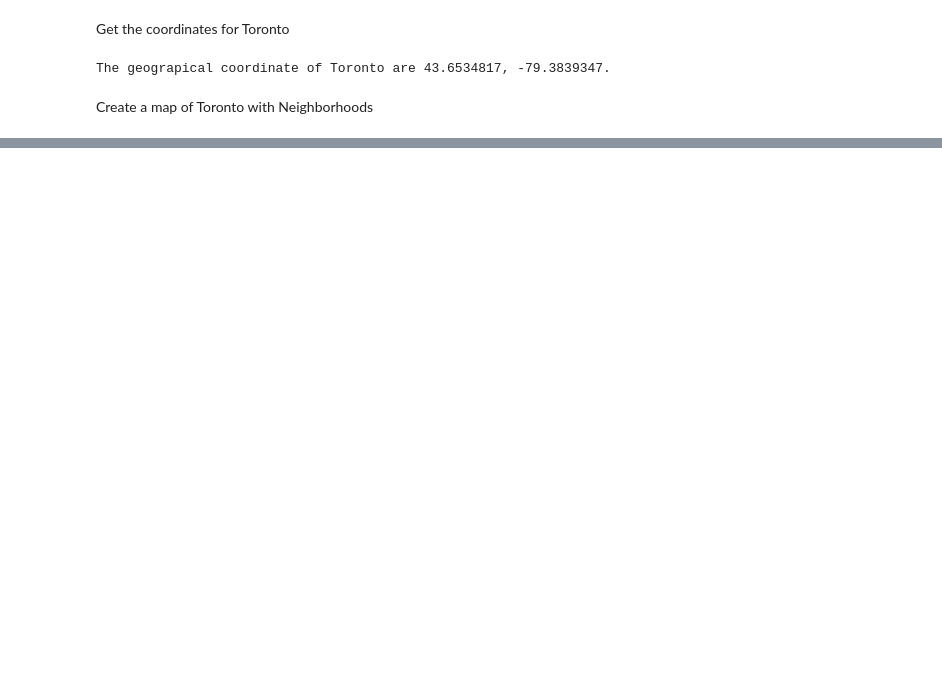
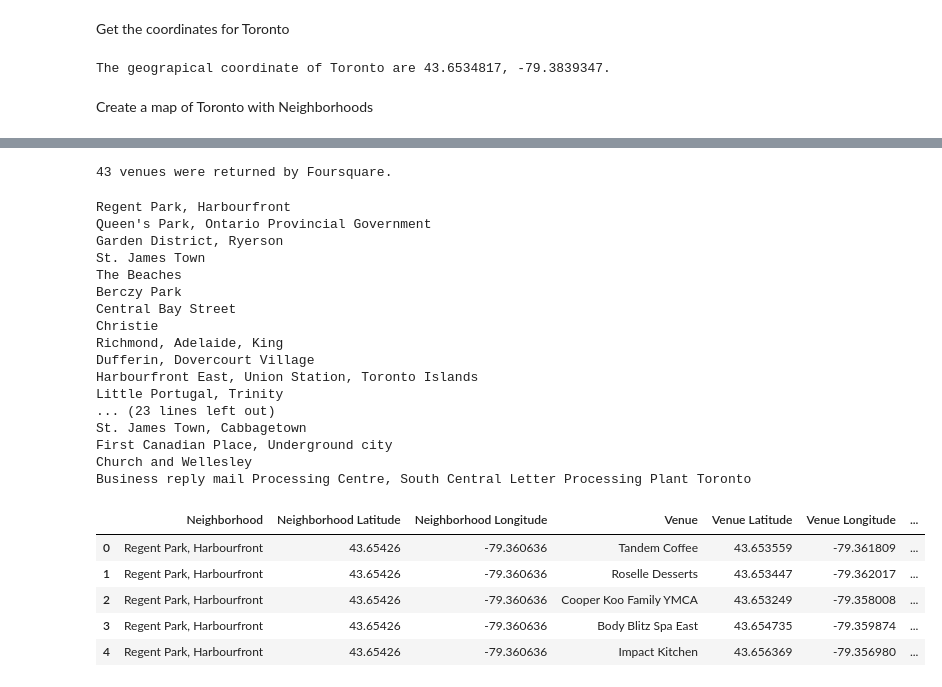
Before and after one commit to Rafal-Py/Coursera_Capstone, a Jupyter notebook: IBM Data Science Capstone.ipynb, the cells around one changed output, grey strips where cells are left out. Drawn from its saved outputs; the diff is of its cells as text; code cells hidden in the pictures; blank space fills up the shorter version.

```diff
--- a/IBM Data Science Capstone.ipynb
+++ b/IBM Data Science Capstone.ipynb
@@ -119,7 +123,7 @@ Create a map of Toronto with Neighborhoods
 map_toronto = folium.Map(location=[latitude, longitude], zoom_start=12)
 
 # add markers to map
-for lat, lng, borough, neighborhood in zip(toronto_df['Latitude'], toronto_df['Longitude'], toronto_df['Borough'], toronto_df['Neighborhood']):
+for lat, lng, borough, neighborhood in zip(toronto_df['Latitude'], toronto_df['Longitude'], toronto_df['Borough'], toronto_df['Neighbourhood']):
     label = '{}, {}'.format(neighborhood, borough)
     label = folium.Popup(label, parse_html=True)
     folium.CircleMarker(
@@ -137,0 +173,9 @@ map_toronto
+# %%
+results = requests.get(url).json()
+
+# dump the results into a indeted json file for easier reading of results
+import json
+with open('temp_results.json', 'w') as json_file:
+    json.dump(results, json_file, indent = 4)
+
+results
@@ -137,0 +200,12 @@ map_toronto
+# %%
+# function that extracts the category of the venue
+def get_category_type(row):
+    try:
+        categories_list = row['categories']
+    except:
+        categories_list = row['venue.categories']
+
+    if len(categories_list) == 0:
+        return None
+    else:
+        return categories_list[0]['name']
@@ -137,0 +214,16 @@ map_toronto
+# %%
+venues = results['response']['groups'][0]['items']
+
+nearby_venues = json_normalize(venues) # flatten JSON
+
+# filter columns
+filtered_columns = ['venue.name', 'venue.categories', 'venue.location.lat', 'venue.location.lng']
+nearby_venues = nearby_venues.loc[:, filtered_columns]
+
+# filter the category for each row
+nearby_venues['venue.categories'] = nearby_venues.apply(get_category_type, axis=1)
+
+# clean columns
+nearby_venues.columns = [col.split(".")[-1] for col in nearby_venues.columns]
+
+nearby_venues.head()
@@ -137,0 +237,4 @@ map_toronto
+# %%
+print('{} venues were returned by Foursquare.'.format(nearby_venues.shape[0]))
+# %% [output]
+43 venues were returned by Foursquare.
@@ -137,0 +281,30 @@ map_toronto
+# %%
+toronto_venues = getNearbyVenues(names=toronto_df['Neighbourhood'],
+                                   latitudes=toronto_df['Latitude'],
+                                   longitudes=toronto_df['Longitude']
+                                  )
+toronto_venues.head()
+# %% [output]
+Regent Park, Harbourfront
+Queen's Park, Ontario Provincial Government
+Garden District, Ryerson
+St. James Town
+The Beaches
+Berczy Park
+Central Bay Street
+Christie
+Richmond, Adelaide, King
+Dufferin, Dovercourt Village
+Harbourfront East, Union Station, Toronto Islands
+Little Portugal, Trinity
+... (23 lines left out)
+St. James Town, Cabbagetown
+First Canadian Place, Underground city
+Church and Wellesley
+Business reply mail Processing Centre, South Central Letter Processing Plant Toronto
+|  | Neighborhood | Neighborhood Latitude | Neighborhood Longitude | Venue | Venue Latitude | Venue Longitude | ... |
+| 0 | Regent Park, Harbourfront | 43.65426 | -79.360636 | Tandem Coffee | 43.653559 | -79.361809 | ... |
+| 1 | Regent Park, Harbourfront | 43.65426 | -79.360636 | Roselle Desserts | 43.653447 | -79.362017 | ... |
+| 2 | Regent Park, Harbourfront | 43.65426 | -79.360636 | Cooper Koo Family YMCA | 43.653249 | -79.358008 | ... |
+| 3 | Regent Park, Harbourfront | 43.65426 | -79.360636 | Body Blitz Spa East | 43.654735 | -79.359874 | ... |
+| 4 | Regent Park, Harbourfront | 43.65426 | -79.360636 | Impact Kitchen | 43.656369 | -79.356980 | ... |
```
Also changed, not shown: parts of 12 cells of this notebook, 1 other file.
